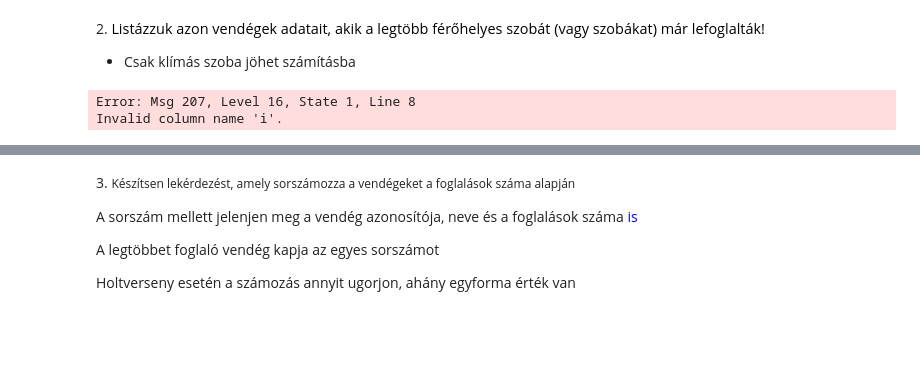
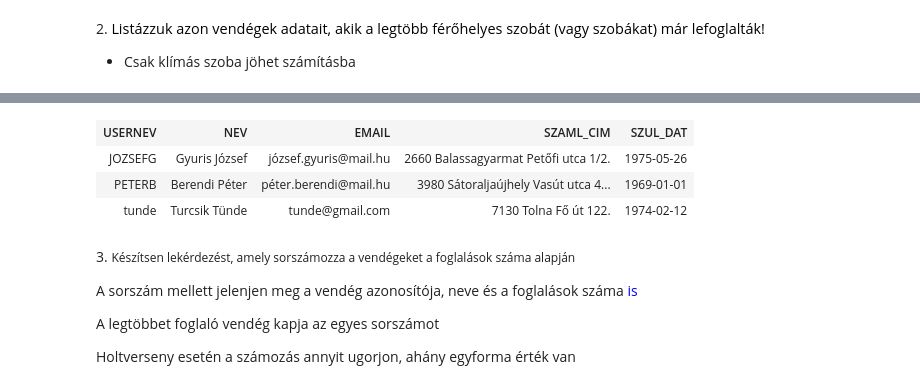
Before and after one commit to szanna04/gyakorlat2, a Jupyter notebook: zh4.ipynb, the cells around one changed output, grey strips where cells are left out. Cells and saved outputs as stored; diff of their text form; code cells hidden in the pictures; blank space fills up the shorter version.

```diff
--- a/zh4.ipynb
+++ b/zh4.ipynb
@@ -32,15 +32,17 @@ Total execution time: 00:00:00.048
 
 - Csak klímás szoba jöhet számításba
 # %%
-SELECT *
+SELECT distinct v2.*
 from Vendeg v2
 where exists
 (
     select *
     FROM foglalas f join szoba sz on sz.SZOBA_ID = f.SZOBA_FK
                     join vendeg v on v.usernev = f.UGYFEL_FK
-    WHERE v2.usernev = v.usernev and sz.KLIMAS = "i"
+    WHERE v2.usernev = v.usernev and sz.KLIMAS = 'i' and
+    sz.FEROHELY = (
+        select max(sz2.FEROHELY)
+        from szoba sz2
+        where sz2.klimas = 'i')
 )
 # %% [output]
-Error: Msg 207, Level 16, State 1, Line 8
-Invalid column name 'i'.
@@ -48,3 +51,7 @@ Total execution time: 00:00:00.004
+| USERNEV | NEV | EMAIL | SZAML_CIM | SZUL_DAT |
+| JOZSEFG | Gyuris József | józsef.gyuris@mail.hu | 2660 Balassagyarmat Petőfi utca 1/2. | 1975-05-26 |
+| PETERB | Berendi Péter | péter.berendi@mail.hu | 3980 Sátoraljaújhely Vasút utca 4... | 1969-01-01 |
+| tunde | Turcsik Tünde | tunde@gmail.com | 7130 Tolna Fő út 122. | 1974-02-12 |
 # %% [markdown]
 3\. <span style="color: rgb(33, 33, 33); font-family: Consolas, &quot;Courier New&quot;, monospace; font-size: 12px; white-space: pre;">Készítsen lekérdezést, amely sorszámozza a vendégeket a foglalások száma alapján</span>
 
```
Also changed, not shown: parts of 2 cells of this notebook.
